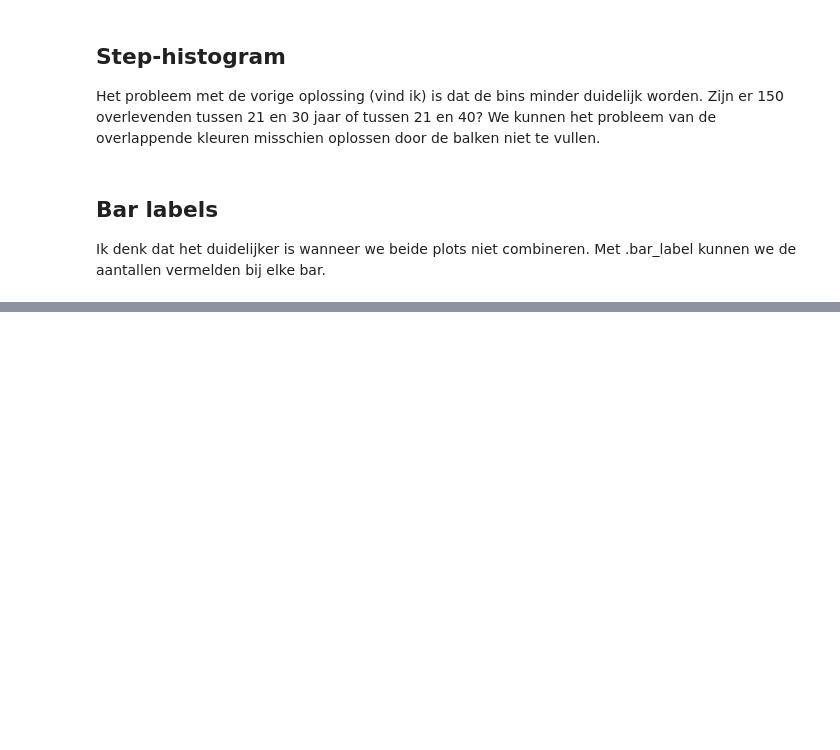
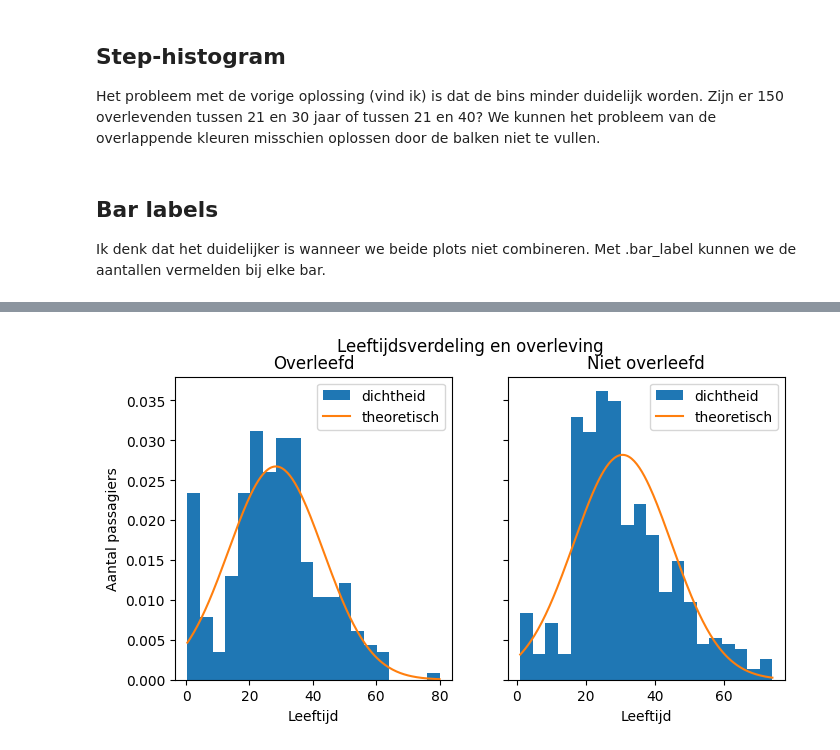
Before and after one commit to Jef-DS/matplotlib, a Jupyter notebook: matplotlib06.ipynb, the cells around one changed output, grey strips where cells are left out. Drawn from its saved outputs; the diff is of its cells as text; code cells hidden in the pictures; blank space fills up the shorter version.

```diff
--- a/matplotlib06.ipynb
+++ b/matplotlib06.ipynb
@@ -180,0 +208,23 @@ plt.show()
+# %%
+from scipy.stats import norm
+mu_overleefd, sigma_overleefd = np.mean(overleefd_leeftijden), np.std(overleefd_leeftijden)
+mu_niet_overleefd, sigma_niet_overleefd = np.mean(niet_overleefd_leeftijden), np.std(niet_overleefd_leeftijden)
+cm = 1/2.54
+fig, ax = plt.subplots(1, 2, sharey=True, figsize=(20*cm, 10*cm))
+ax[0].hist(overleefd_leeftijden, bins=20, density=True, label='dichtheid')
+x_overleefd = np.linspace(overleefd_leeftijden.min(), overleefd_leeftijden.max(), 200)
+ax[0].plot(x_overleefd, norm.pdf(x_overleefd, mu_overleefd, sigma_overleefd), label='theoretisch')
+ax[0].set_title('Overleefd')
+ax[0].legend()
+ax[1].hist(niet_overleefd_leeftijden, bins=20, density=True, label='dichtheid')
+x_niet_overleefd = np.linspace(niet_overleefd_leeftijden.min(), niet_overleefd_leeftijden.max(), 200)
+ax[1].plot(x_niet_overleefd, norm.pdf(x_niet_overleefd, mu_niet_overleefd, sigma_niet_overleefd), label='theoretisch')
+ax[1].set_title('Niet overleefd')
+ax[1].legend()
+fig.suptitle('Leeftijdsverdeling en overleving')
+ax[0].set_xlabel('Leeftijd')
+ax[1].set_xlabel('Leeftijd')
+ax[0].set_ylabel('Aantal passagiers')
+plt.show()
+# %% [output]
+[figure, added]
```
Also changed, not shown: parts of 4 cells of this notebook.
